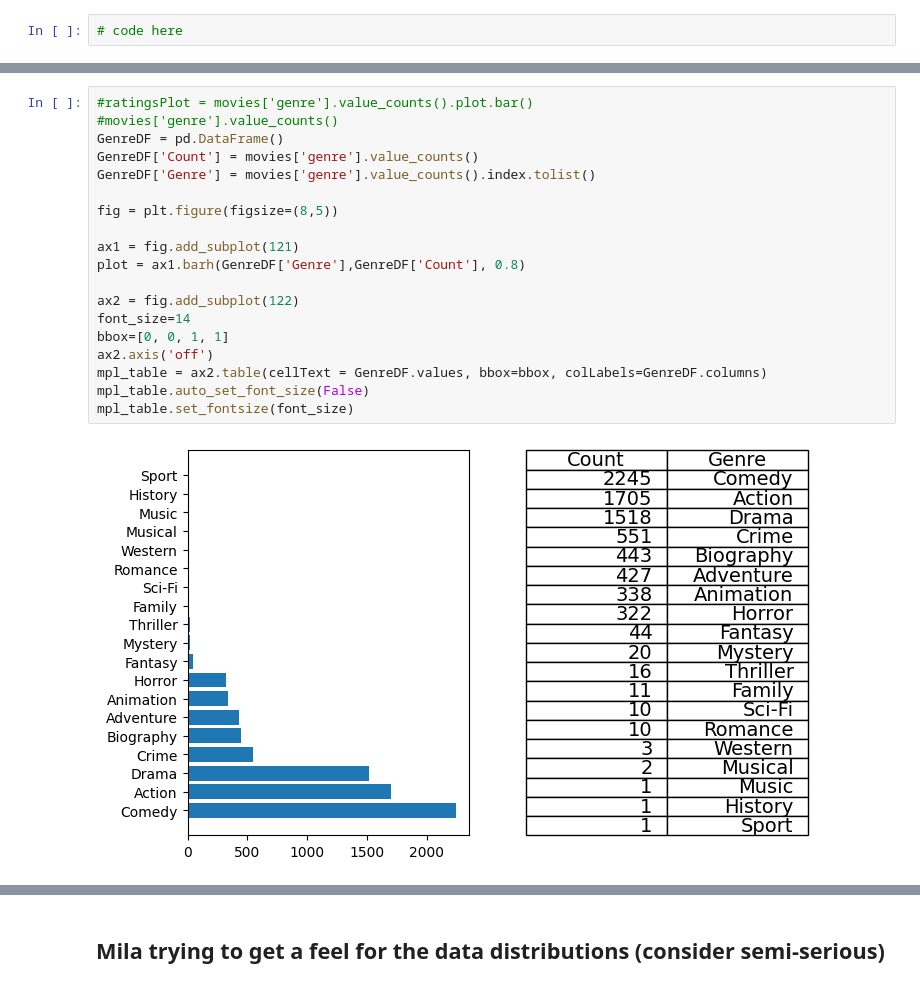
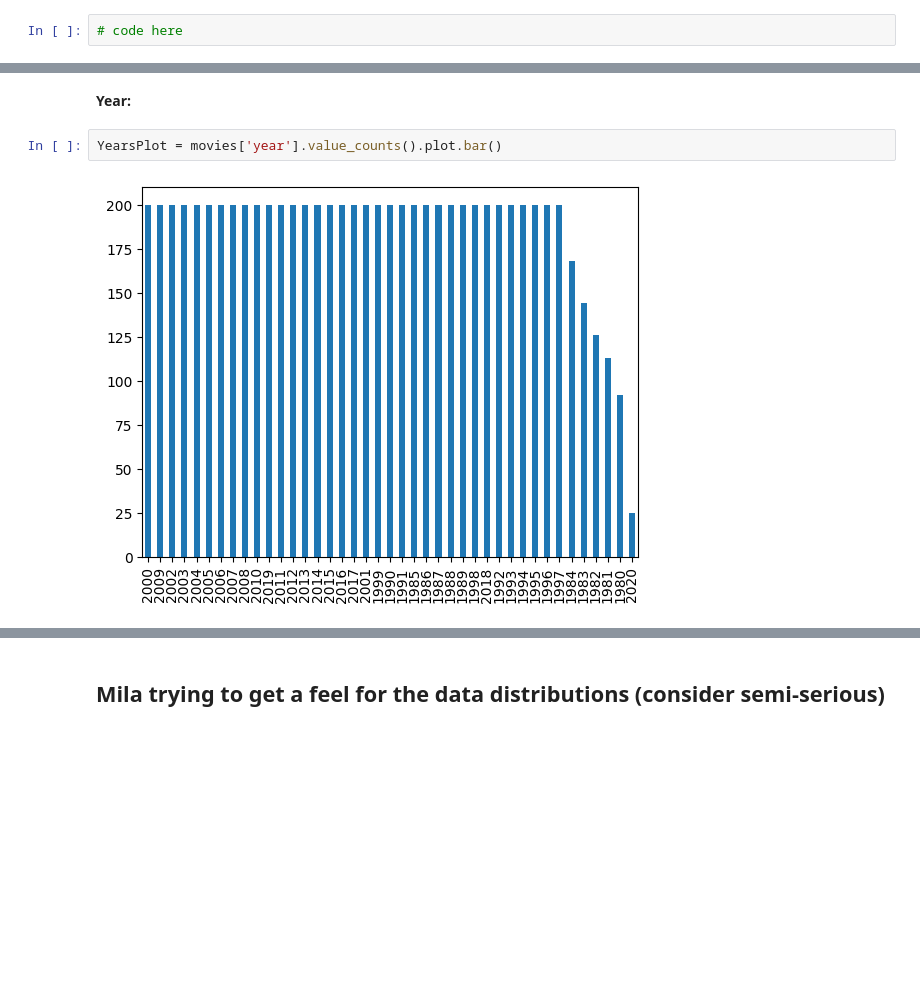
Before and after one commit to dchicasduena/COMP3400_Project, a Jupyter notebook: Project.ipynb, the cells around one changed output, grey strips where cells are left out. Drawn from its saved outputs; the diff is of its cells as text; blank space fills up the shorter version.

```diff
--- a/Project.ipynb
+++ b/Project.ipynb
@@ -129,21 +146,6 @@ plt.show()
-# %%
-#ratingsPlot = movies['genre'].value_counts().plot.bar()
-#movies['genre'].value_counts()
-GenreDF = pd.DataFrame()
-GenreDF['Count'] = movies['genre'].value_counts()
-GenreDF['Genre'] = movies['genre'].value_counts().index.tolist()
-
-fig = plt.figure(figsize=(8,5))
-
-ax1 = fig.add_subplot(121)
-plot = ax1.barh(GenreDF['Genre'],GenreDF['Count'], 0.8)
-
-ax2 = fig.add_subplot(122)
-font_size=14
-bbox=[0, 0, 1, 1]
-ax2.axis('off')
-mpl_table = ax2.table(cellText = GenreDF.values, bbox=bbox, colLabels=GenreDF.columns)
-mpl_table.auto_set_font_size(False)
-mpl_table.set_fontsize(font_size)
-# %% [output]
-[figure, removed]
+# %% [markdown]
+**Year:**
+# %%
+YearsPlot = movies['year'].value_counts().plot.bar()
+# %% [output]
+[figure, added]
```
Also changed, not shown: parts of 37 cells of this notebook.
